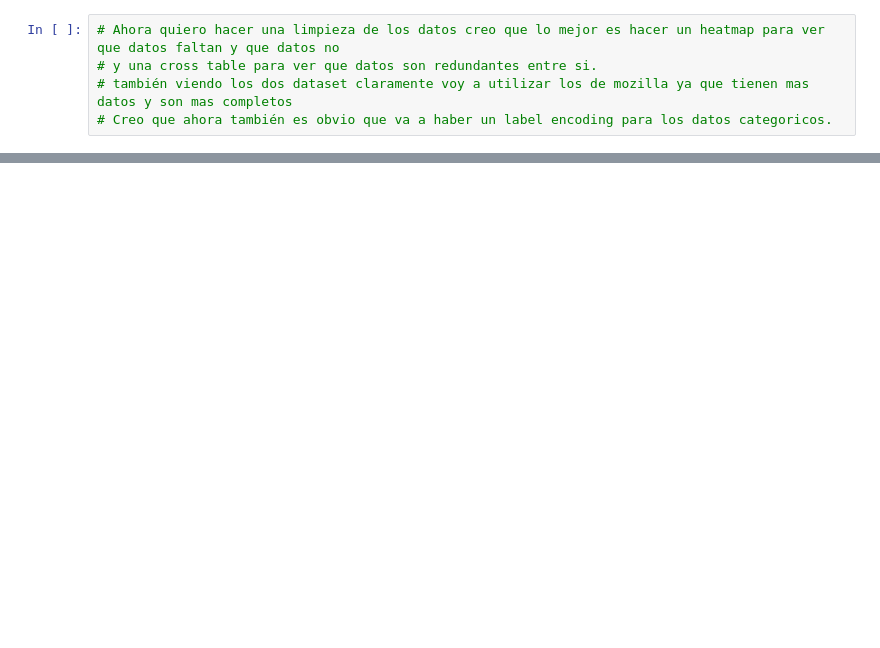
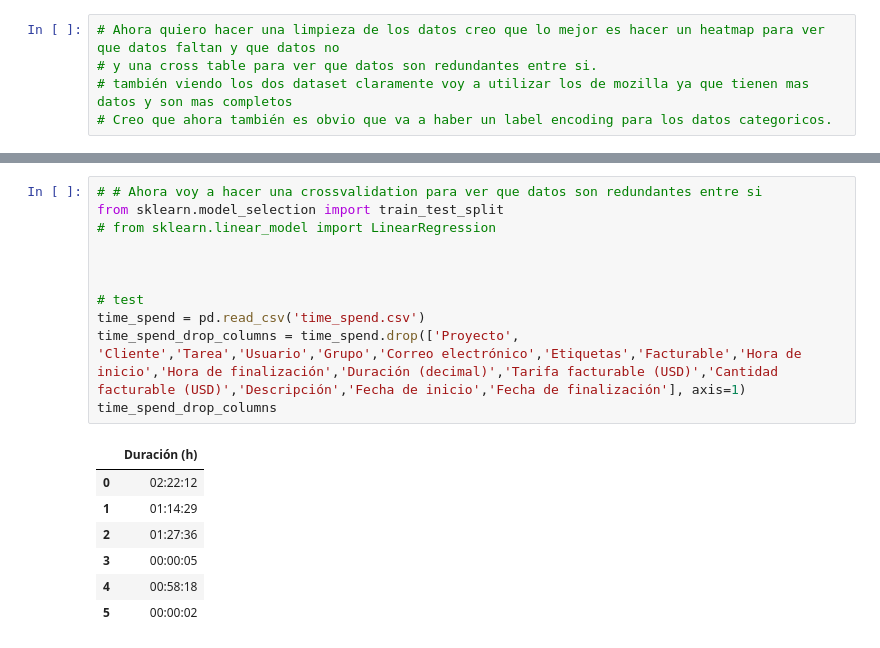
Before and after one commit to sheilaalamoalarcon/TimeOut, a Jupyter notebook: linearRegressionModel.ipynb, the cells around one changed output, grey strips where cells are left out. Saved outputs shown, nothing was run; the diff lists cells and outputs as text; blank space fills up the shorter version.

```diff
--- a/linearRegressionModel.ipynb
+++ b/linearRegressionModel.ipynb
@@ -47,0 +56,19 @@ NameError: name 'drop_columns' is not defined
+# %%
+# # Ahora voy a hacer una crossvalidation para ver que datos son redundantes entre si
+from sklearn.model_selection import train_test_split
+# from sklearn.linear_model import LinearRegression
+
+
+
+# test
+time_spend = pd.read_csv('time_spend.csv')
+time_spend_drop_columns = time_spend.drop(['Proyecto', 'Cliente','Tarea','Usuario','Grupo','Correo electrónico','Etiquetas','Facturable','Hora de inicio','Hora de finalización','Duración (decimal)','Tarifa facturable (USD)','Cantidad facturable (USD)','Descripción','Fecha de inicio','Fecha de finalización'], axis=1)
+time_spend_drop_columns
+# %% [output]
+|  | Duración (h) |
+| 0 | 02:22:12 |
+| 1 | 01:14:29 |
+| 2 | 01:27:36 |
+| 3 | 00:00:05 |
+| 4 | 00:58:18 |
+| 5 | 00:00:02 |
```
Also changed, not shown: parts of 10 cells of this notebook, 9 other files.
